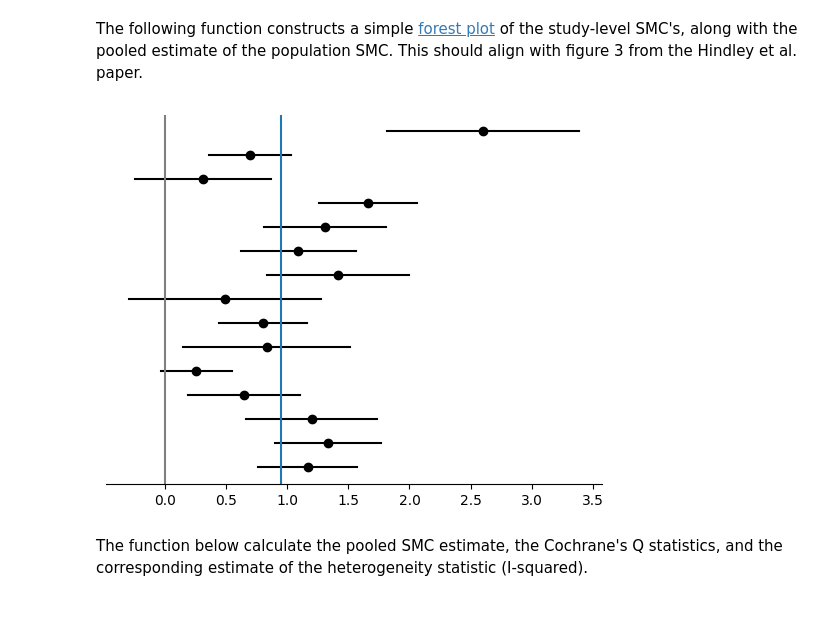
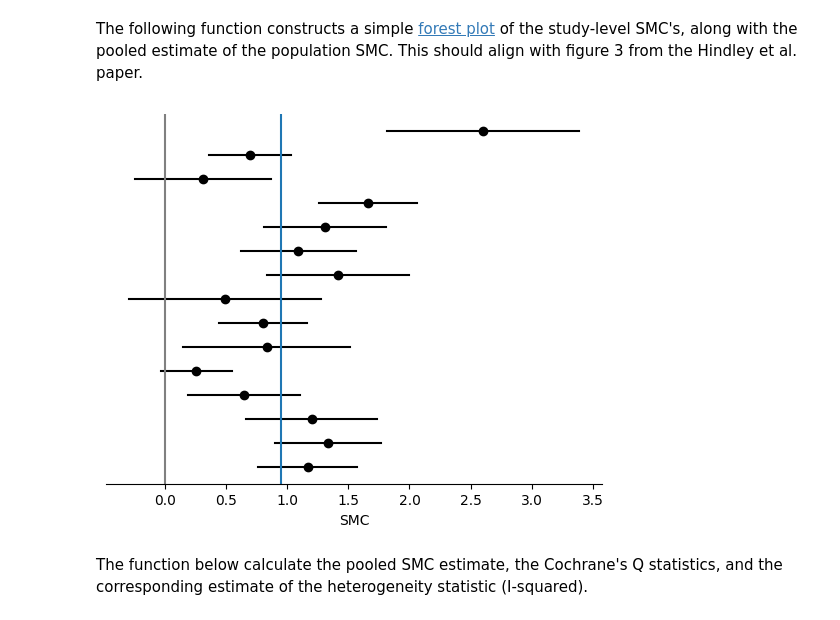
Before and after one commit to kshedden/workshops, a Jupyter notebook: dair3/meta/cannabis/dair_meta.ipynb, the cells around one changed output. Saved outputs shown, nothing was run; the diff lists cells and outputs as text; code cells hidden in the pictures.

```diff
--- a/dair3/meta/cannabis/dair_meta.ipynb
+++ b/dair3/meta/cannabis/dair_meta.ipynb
@@ -264,19 +266,20 @@ The following function constructs a simple [forest plot](https://en.wikipedia.or
 # %%
 def forest(da):
   ii = da.shape[0] - np.arange(da.shape[0])
   plt.plot(da["smc"], ii, "o", color="black")
   for i in range(len(ii)):
     plt.plot([da["lcb"][i], da["ucb"][i]], [ii[i], ii[i]], "-", color="black")
   smc0 = pooled_smc(da)
   plt.gca().axvline(smc0)
   plt.gca().axvline(0, color="grey")
   plt.gca().spines[['right', 'left', 'top']].set_visible(False)
   plt.gca().set_yticks([])
+  plt.xlabel("SMC")
   plt.show()
 
 forest(da)
 # %% [output]
-[figure, old version]
+[figure, new version]
 # %% [markdown]
 The function below calculate the pooled SMC estimate, the Cochrane's Q statistics, and the corresponding estimate of the heterogeneity statistic (I-squared).
 # %%
```
Also changed, not shown: parts of 12 cells of this notebook.
